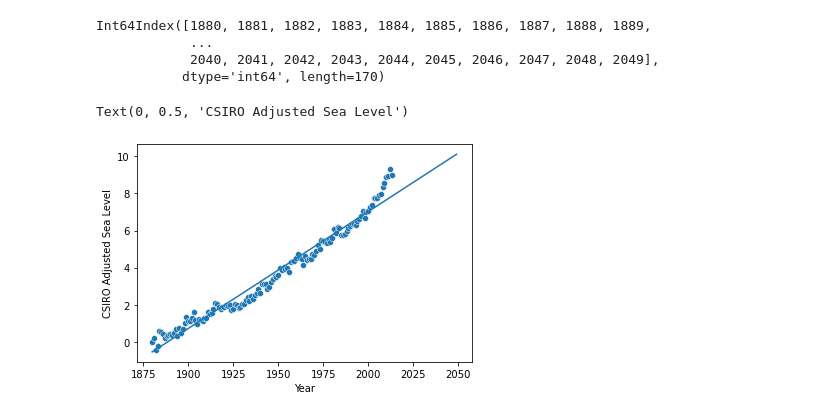
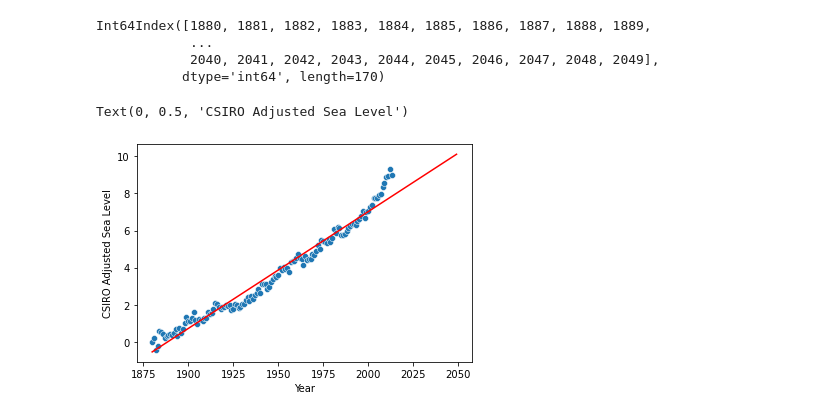
Before and after one commit to RamonPuon/Sea-Level-Predictor, a Jupyter notebook: notebooks/Sea_level_predictor.ipynb, the cells around one changed output. Cells and saved outputs as stored; diff of their text form; code cells hidden in the pictures.

```diff
--- a/notebooks/Sea_level_predictor.ipynb
+++ b/notebooks/Sea_level_predictor.ipynb
@@ -92,9 +92,9 @@ Int64Index([1880, 1881, 1882, 1883, 1884, 1885, 1886, 1887, 1888, 1889,
            dtype='int64', length=170)
 # %%
 sns.scatterplot(data=df, x="Year", y= "CSIRO Adjusted Sea Level")
-plt.plot(np.asarray(x_range_year), np.asarray(x_range_year)*regression.slope+regression.intercept)
+plt.plot(np.asarray(x_range_year), np.asarray(x_range_year)*regression.slope+regression.intercept, 'r')
 plt.xlabel("Year")
 plt.ylabel("CSIRO Adjusted Sea Level")
 # %% [output]
 Text(0, 0.5, 'CSIRO Adjusted Sea Level')
-[figure, old version]
+[figure, new version]
```
Also changed, not shown: parts of 4 cells of this notebook.
